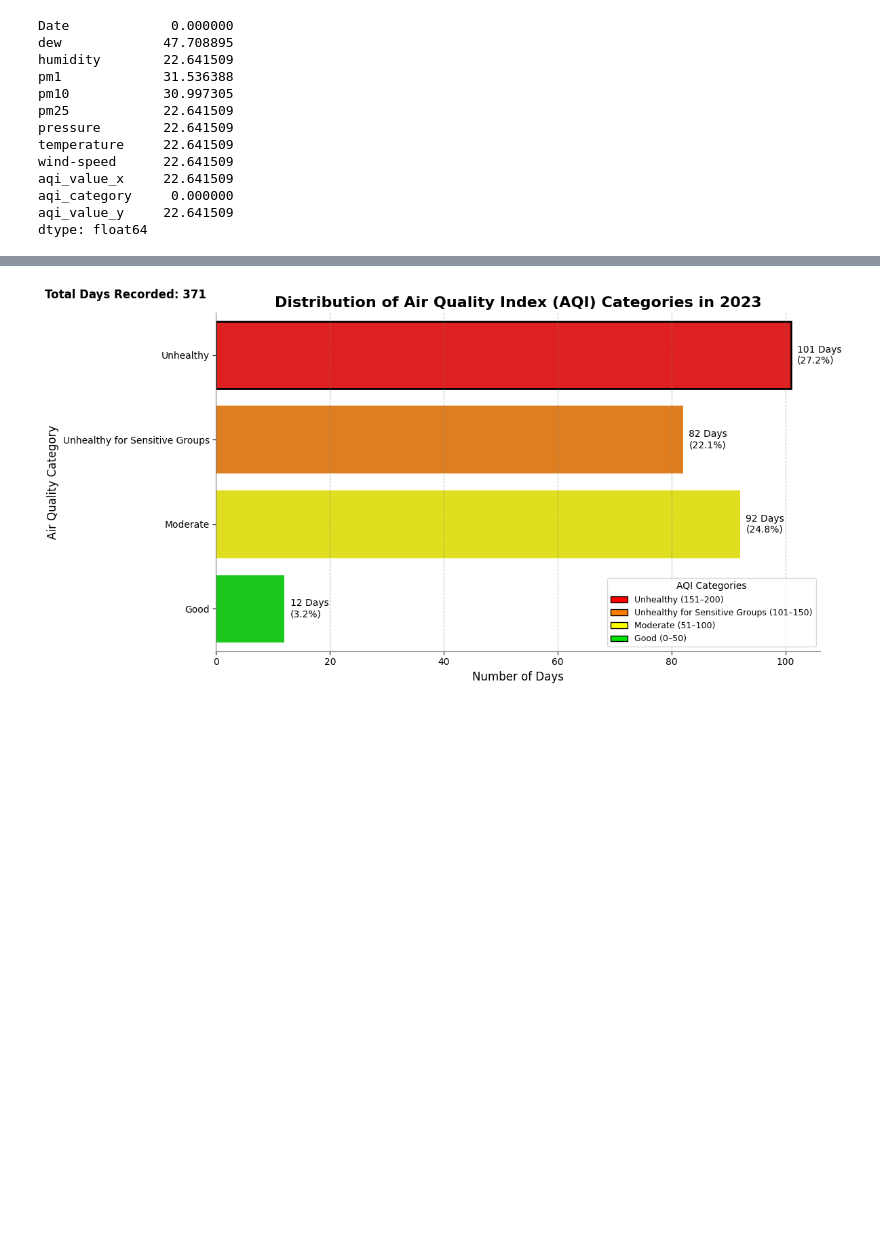
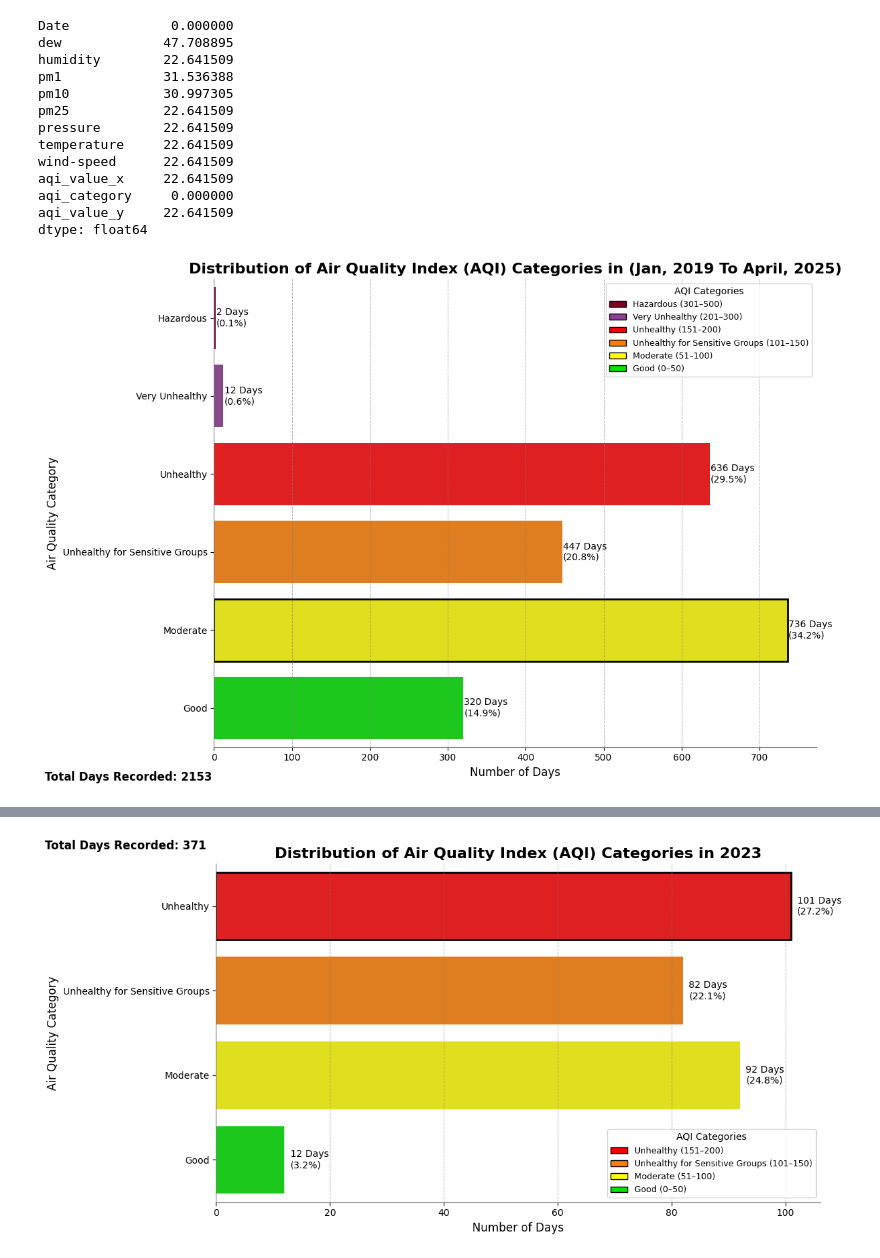
Before and after one commit to KushalRegmi61/Air-Pullution-Analysis-Nepal, a Jupyter notebook: notebooks/computing_aqi_and_aqi_category.ipynb, the cells around one changed output, grey strips where cells are left out. Cells and saved outputs as stored; diff of their text form; code cells hidden in the pictures; blank space fills up the shorter version.

```diff
--- a/notebooks/computing_aqi_and_aqi_category.ipynb
+++ b/notebooks/computing_aqi_and_aqi_category.ipynb
@@ -366,5 +366,11 @@ def plot_aqi_category_distribution(dataframe, year, output_path='AQI_Categories_
     plt.tight_layout()
     plt.savefig(output_path, dpi=300, bbox_inches='tight')
     plt.show()
+# %%
+df = pd.read_csv('../data/merged_dataset/ktm_merged.csv')
+
+plot_aqi_category_distribution(df, '(Jan, 2019 To April, 2025)', output_path='../results/yearly_aqi_category_distribution/AQI_Categories.png', loc='best', figsize=(12, 8))
+# %% [output]
+[figure, added]
 # %%
 # Plotting the AQI category distribution for 2024
```
Also changed, not shown: parts of 3 cells of this notebook.
